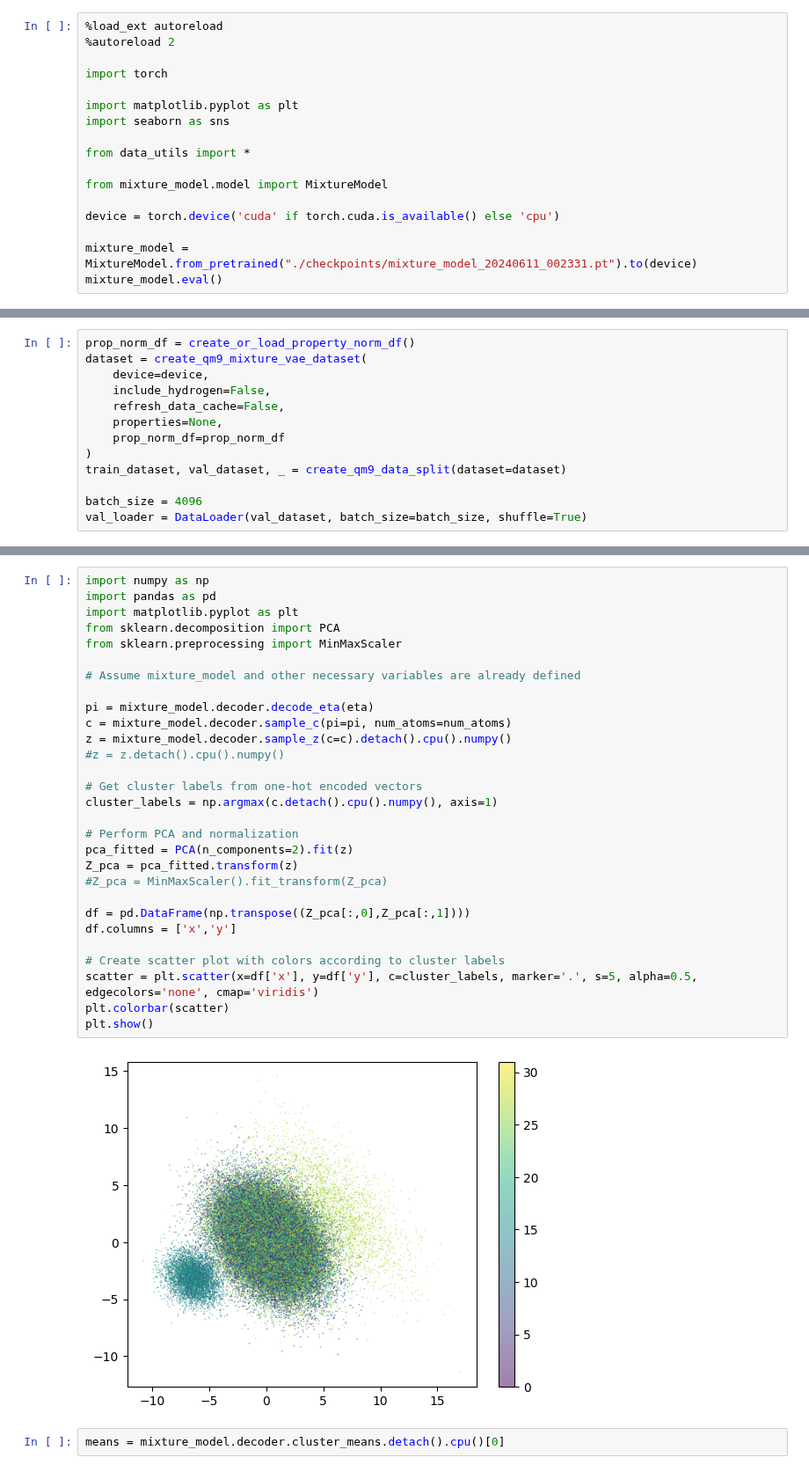
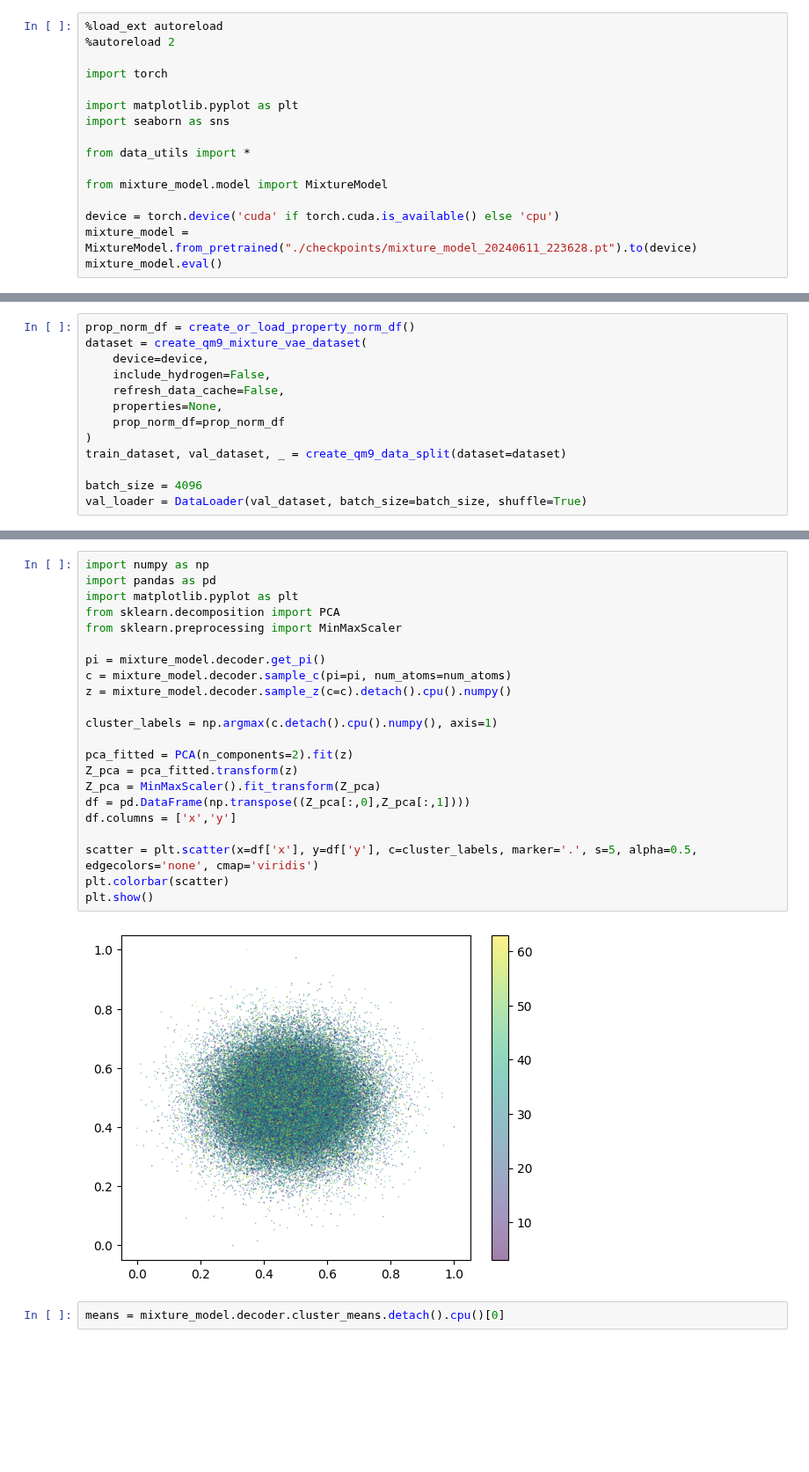
Before and after one commit to pkmtum/Molecular_Generative_Modeling, a Jupyter notebook: source/mixture_model.ipynb, the cells around one changed output, grey strips where cells are left out. Shown at 88% size. Cells and saved outputs as stored; diff of their text form; blank space fills up the shorter version.

```diff
--- a/source/mixture_model.ipynb
+++ b/source/mixture_model.ipynb
@@ -12,8 +12,7 @@ from data_utils import *
 from mixture_model.model import MixtureModel
 
 device = torch.device('cuda' if torch.cuda.is_available() else 'cpu')
-
-mixture_model = MixtureModel.from_pretrained("./checkpoints/mixture_model_20240611_002331.pt").to(device)
+mixture_model = MixtureModel.from_pretrained("./checkpoints/mixture_model_20240611_223628.pt").to(device)
 mixture_model.eval()
 # %% [output]
 The autoreload extension is already loaded. To reload it, use:
@@ -77,34 +62,27 @@ z = z.detach().cpu().numpy()
 # %%
 import numpy as np
 import pandas as pd
 import matplotlib.pyplot as plt
 from sklearn.decomposition import PCA
 from sklearn.preprocessing import MinMaxScaler
 
-# Assume mixture_model and other necessary variables are already defined
-
-pi = mixture_model.decoder.decode_eta(eta)
+pi = mixture_model.decoder.get_pi()
 c = mixture_model.decoder.sample_c(pi=pi, num_atoms=num_atoms)
 z = mixture_model.decoder.sample_z(c=c).detach().cpu().numpy()
-#z = z.detach().cpu().numpy()
 
-# Get cluster labels from one-hot encoded vectors
 cluster_labels = np.argmax(c.detach().cpu().numpy(), axis=1)
 
-# Perform PCA and normalization
 pca_fitted = PCA(n_components=2).fit(z)
 Z_pca = pca_fitted.transform(z)
-#Z_pca = MinMaxScaler().fit_transform(Z_pca)
-
+Z_pca = MinMaxScaler().fit_transform(Z_pca)
 df = pd.DataFrame(np.transpose((Z_pca[:,0],Z_pca[:,1])))
 df.columns = ['x','y']
 
-# Create scatter plot with colors according to cluster labels
 scatter = plt.scatter(x=df['x'], y=df['y'], c=cluster_labels, marker='.', s=5, alpha=0.5, edgecolors='none', cmap='viridis')
 plt.colorbar(scatter)
 plt.show()
 # %% [output]
-[figure, old version]
+[figure, new version]
 # %%
 means = mixture_model.decoder.cluster_means.detach().cpu()[0]
 # %%
```
Also changed, not shown: parts of 7 cells of this notebook, 3 other files.
